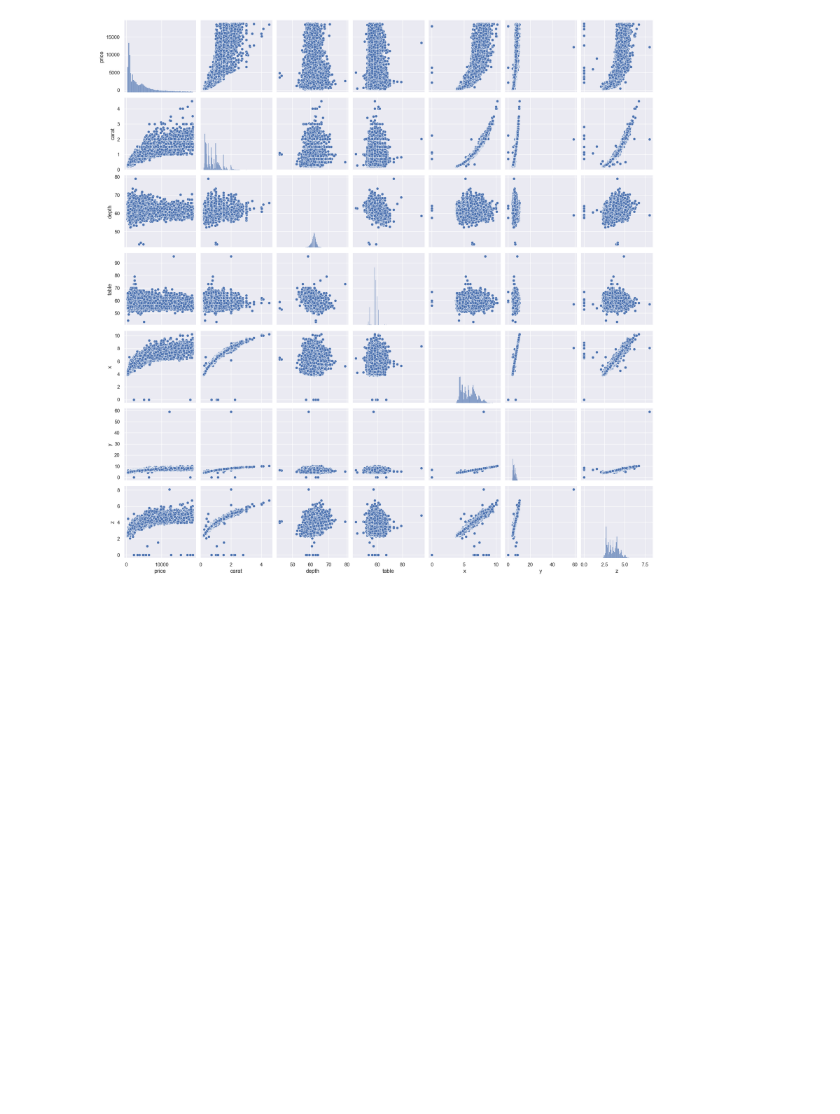
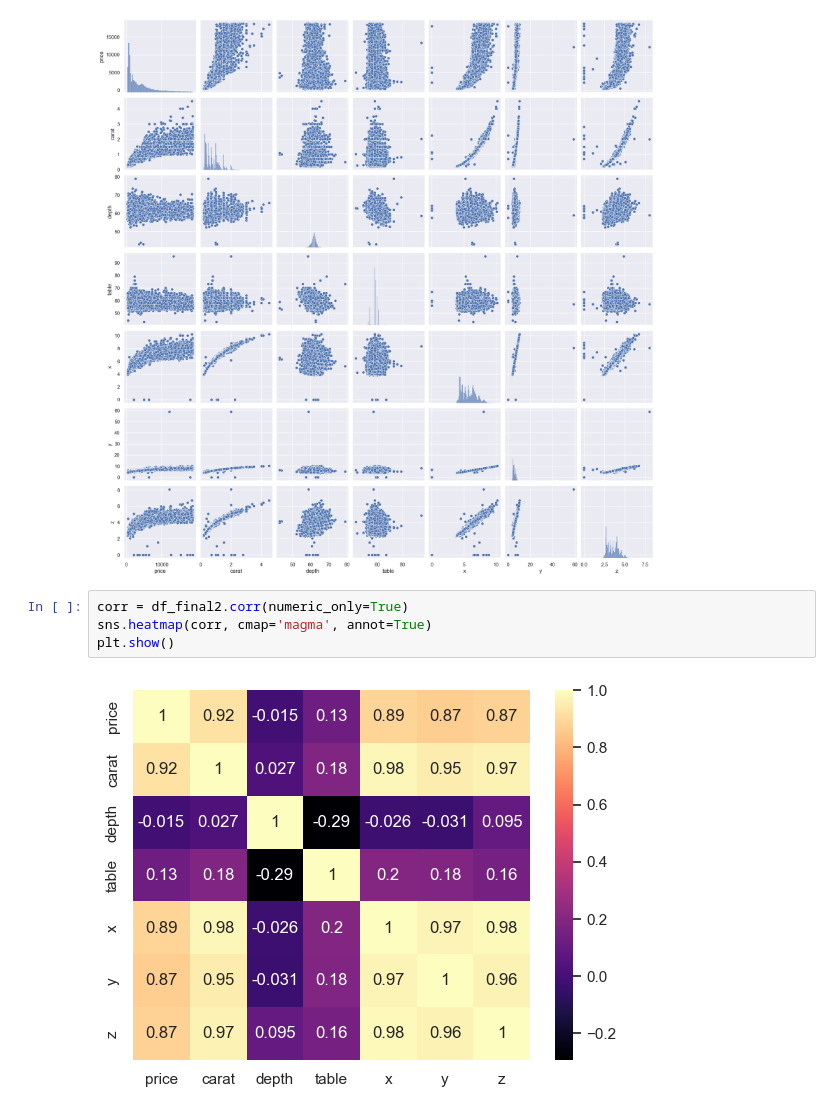
Before and after one commit to SilviaAlconGarrido/EDA_challenge, a Jupyter notebook: Untitled.ipynb, the cells around one changed output. Saved outputs shown, nothing was run; the diff lists cells and outputs as text; blank space fills up the shorter version.

```diff
--- a/Untitled.ipynb
+++ b/Untitled.ipynb
@@ -350,3 +368,9 @@ sns.pairplot(df_final2[cols], size = 2.5)
 plt.show();
 # %% [output]
 [figure]
+# %%
+corr = df_final2.corr(numeric_only=True)
+sns.heatmap(corr, cmap='magma', annot=True)
+plt.show()
+# %% [output]
+[figure, added]
```
Also changed, not shown: parts of 8 cells of this notebook.
